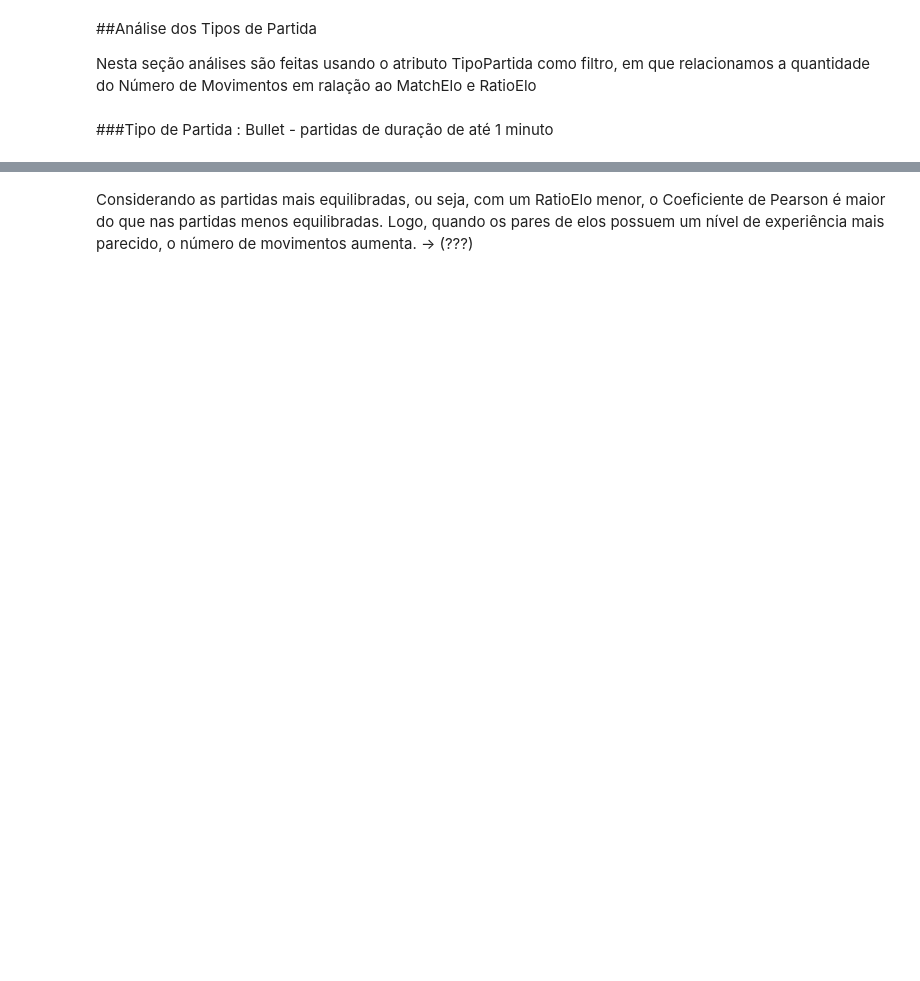
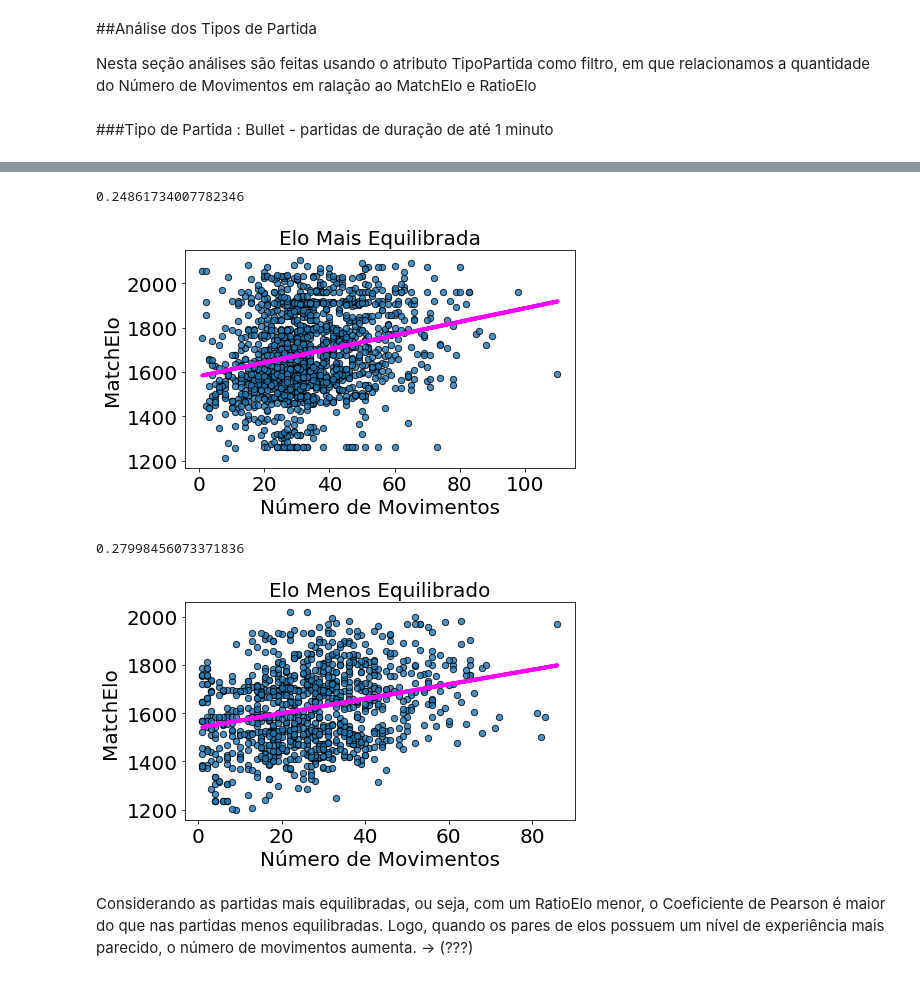
Before and after one commit to otavioml/Chess-Data-Analysis, a Jupyter notebook: Chess_Data_Analysis.ipynb, the cells around one changed output, grey strips where cells are left out. Drawn from its saved outputs; the diff is of its cells as text; code cells hidden in the pictures; blank space fills up the shorter version.

```diff
--- a/Chess_Data_Analysis.ipynb
+++ b/Chess_Data_Analysis.ipynb
@@ -390,0 +363,41 @@ def least_squares_fit(x, y):
+# %%
+def reg_by_elo (tipoPartida, sample=1000):
+
+  temp = df.where(df['TimeControl'] == tipoPartida ).dropna()#.sample(sample)
+  eloMean = temp['RatioElo'].mean()
+  temp = temp[temp['RatioElo'] < eloMean]
+
+
+  x = temp['Number_of_Moves']
+  y = temp['MatchElo']
+  print(x.corr(y, method= 'pearson'))
+
+  alpha, beta = least_squares_fit(x, y)
+  y_model = beta * x + alpha
+  plt.figure(figsize=(7,4))
+  plt.plot(x, y_model, color='magenta')
+  plt.scatter(x, y, alpha=0.8, edgecolors='k', s=40)
+  plt.xlabel('Número de Movimentos')
+  plt.ylabel('MatchElo')
+  plt.title('Elo Mais Equilibrada')
+  plt.show()
+
+  temp = df.where(df['TimeControl'] == 'Bullet').dropna()#.sample(sample)
+  eloMean = temp['RatioElo'].mean()
+  temp = temp[temp['RatioElo'] > eloMean]
+
+
+  x = temp['Number_of_Moves']
+  y = temp['MatchElo']
+  print(x.corr(y, method= 'pearson'))
+
+
+  alpha, beta = least_squares_fit(x, y)
+  y_model = beta * x + alpha
+  plt.figure(figsize=(7,4))
+  plt.plot(x, y_model, color='magenta')
+  plt.scatter(x, y, alpha=0.8, edgecolors='k', s=40)
+  plt.ylabel('MatchElo ')
+  plt.xlabel('Número de Movimentos')
+  plt.title('Elo Menos Equilibrado')
+  plt.show()
@@ -447,2 +484,9 @@ plt.show()
+# %%
+reg_by_elo('Bullet')
+# %% [output]
+0.24861734007782346
+[figure, added]
+0.27998456073371836
+[figure, added]
 # %% [markdown]
 Considerando as partidas mais equilibradas, ou seja, com um RatioElo menor, o Coeficiente de Pearson é maior do que nas partidas menos equilibradas. Logo, quando os pares de elos possuem um nível de experiência mais parecido, o número de movimentos aumenta. -> (???)
```
Also changed, not shown: parts of 23 cells of this notebook.
